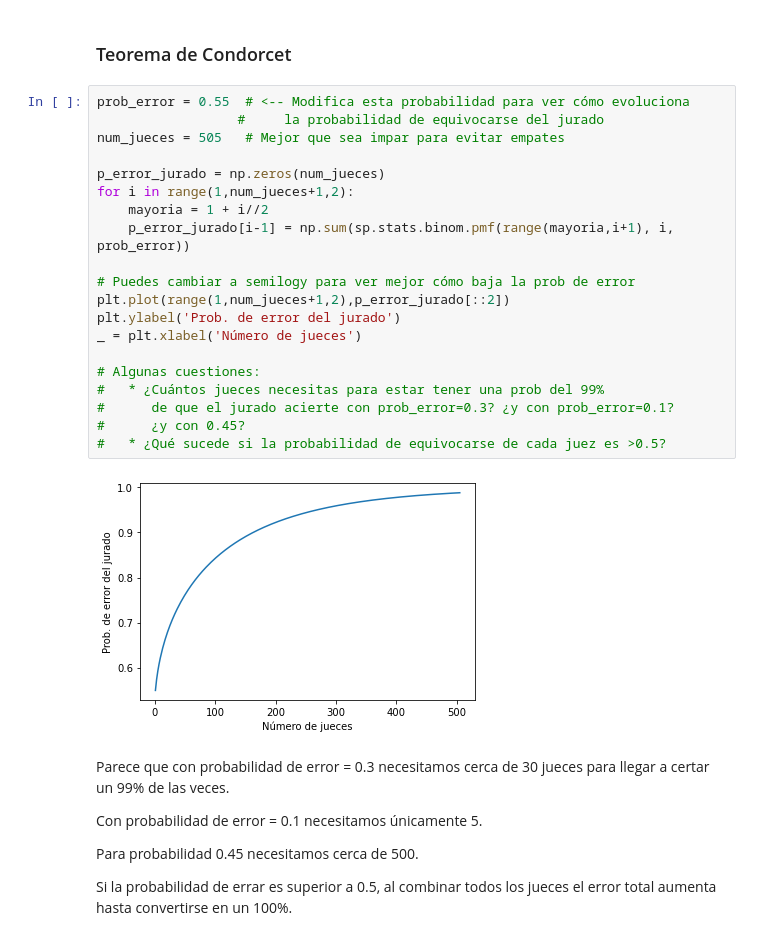
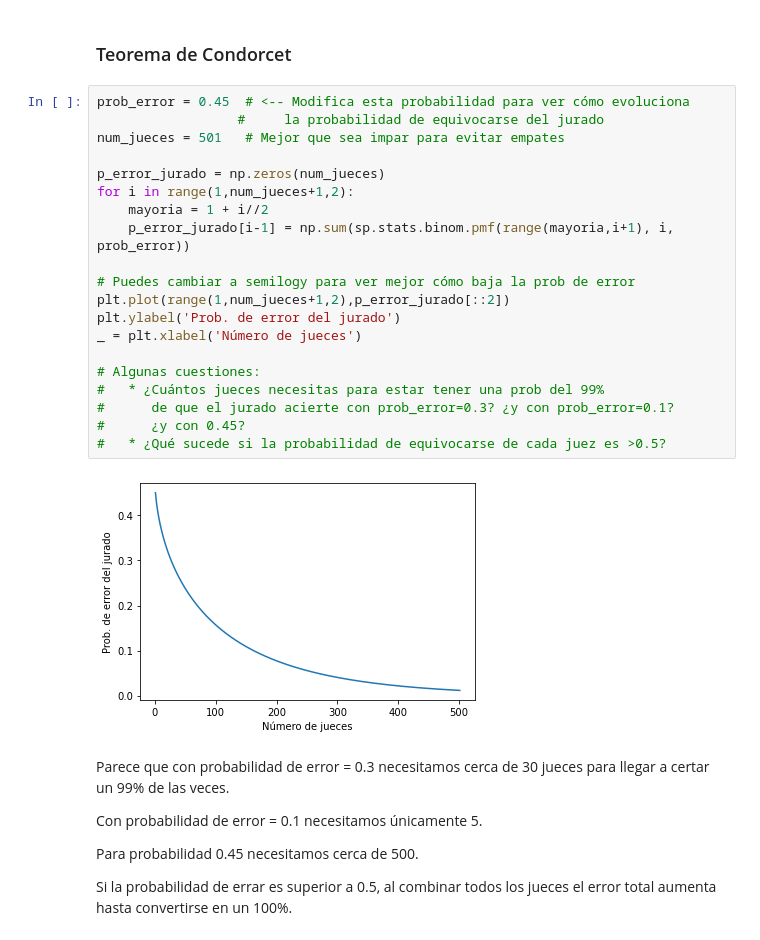
Before and after one commit to OscarGB/MUCD-MAAA, a Jupyter notebook: Practica 2/conjuntos_sin_sols.ipynb, the cells around one changed output. Drawn from its saved outputs; the diff is of its cells as text.

```diff
--- a/Practica 2/conjuntos_sin_sols.ipynb
+++ b/Practica 2/conjuntos_sin_sols.ipynb
@@ -156,27 +157,27 @@ Xtest = np.concatenate((x1test, x2test), axis = 1)
 # %% [markdown]
 ### Teorema de Condorcet
 # %%
-prob_error = 0.55  # <-- Modifica esta probabilidad para ver cómo evoluciona
+prob_error = 0.45  # <-- Modifica esta probabilidad para ver cómo evoluciona
                   #     la probabilidad de equivocarse del jurado
-num_jueces = 505   # Mejor que sea impar para evitar empates
+num_jueces = 501   # Mejor que sea impar para evitar empates
 
 p_error_jurado = np.zeros(num_jueces)
 for i in range(1,num_jueces+1,2):
     mayoria = 1 + i//2
     p_error_jurado[i-1] = np.sum(sp.stats.binom.pmf(range(mayoria,i+1), i, prob_error))
 
 # Puedes cambiar a semilogy para ver mejor cómo baja la prob de error
 plt.plot(range(1,num_jueces+1,2),p_error_jurado[::2])
 plt.ylabel('Prob. de error del jurado')
 _ = plt.xlabel('Número de jueces')
 
 # Algunas cuestiones:
 #   * ¿Cuántos jueces necesitas para estar tener una prob del 99%
 #      de que el jurado acierte con prob_error=0.3? ¿y con prob_error=0.1?
 #      ¿y con 0.45?
 #   * ¿Qué sucede si la probabilidad de equivocarse de cada juez es >0.5?
 # %% [output]
-[figure, old version]
+[figure, new version]
 # %% [markdown]
 Parece que con probabilidad de error = 0.3 necesitamos cerca de 30 jueces para llegar a certar un 99% de las veces.
 
```
Also changed, not shown: parts of 8 cells of this notebook.
